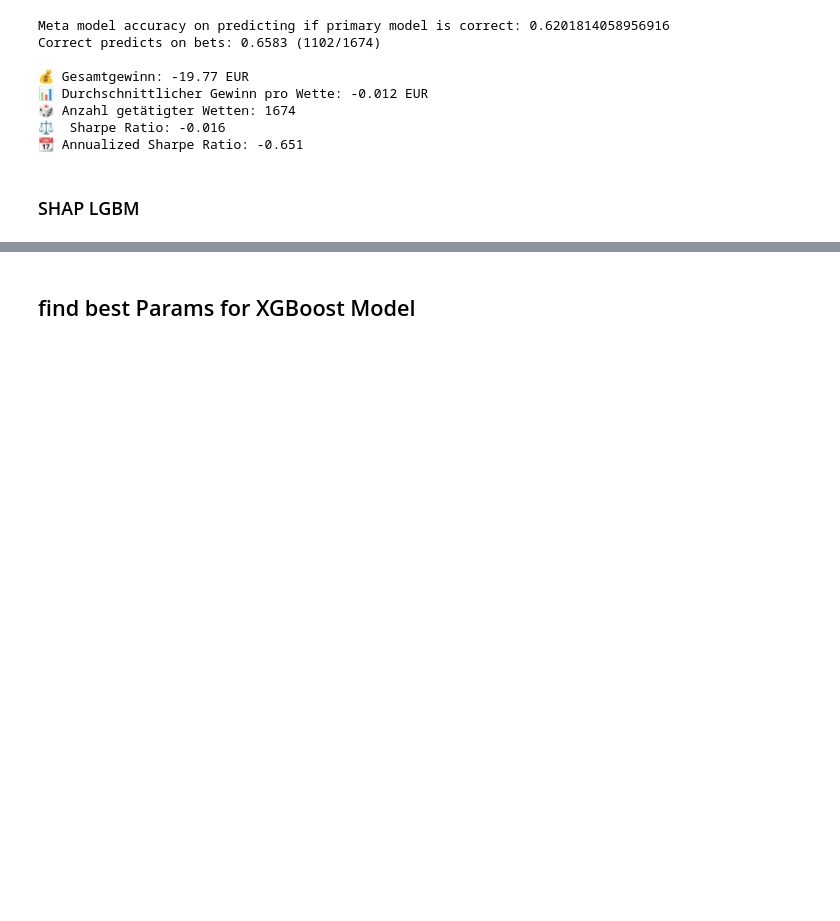
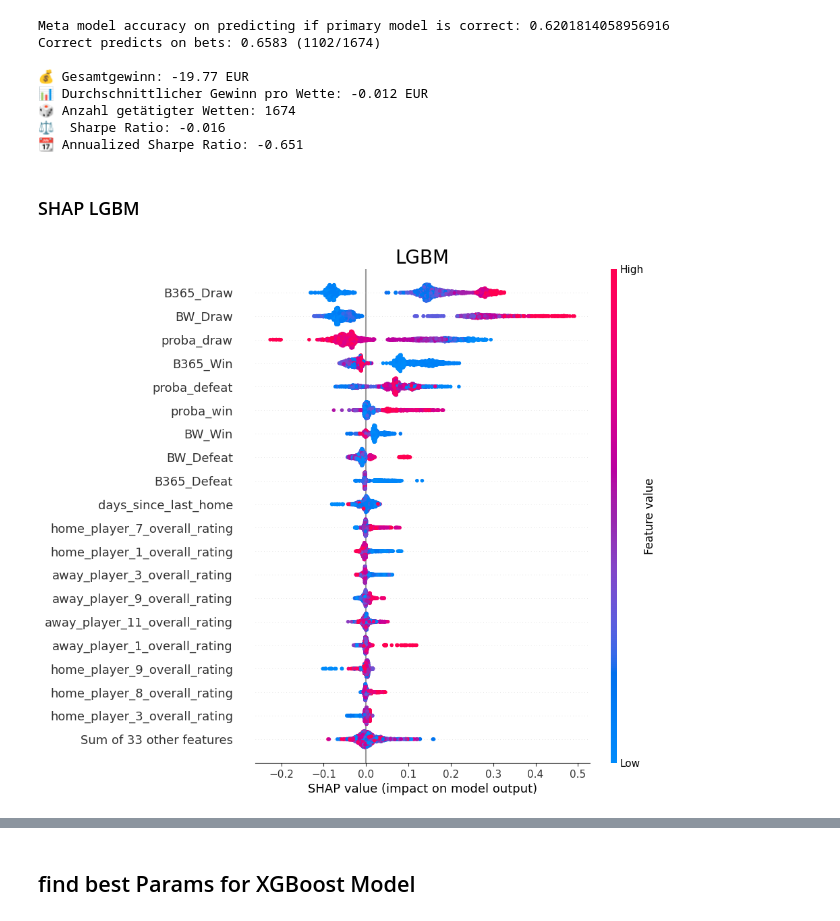
Before and after one commit to leolabla/MetaLabelingSportsPrediction, a Jupyter notebook: Modeling.ipynb, the cells around one changed output, grey strips where cells are left out. Cells and saved outputs as stored; diff of their text form; code cells hidden in the pictures; blank space fills up the shorter version.

```diff
--- a/Modeling.ipynb
+++ b/Modeling.ipynb
@@ -486,12 +497,12 @@ df_bets.to_csv("lgbm_bets.csv", index=False)
 # %% [markdown]
 ### SHAP LGBM
 # %%
-
-
 explainer = shap.Explainer(meta_clf_LGBM)
 shap_values = explainer(X_meta_test.iloc[nonzero_indices].astype(float))
-shap.plots.beeswarm(shap_values, max_display=53, show=False)
+shap.plots.beeswarm(shap_values, max_display=20, show=False)
 ax = plt.gca()
 ax.set_title("LGBM", fontsize=20)
 plt.show()
+# %% [output]
+[figure, added]
 # %%
```
Also changed, not shown: parts of 9 cells of this notebook.
